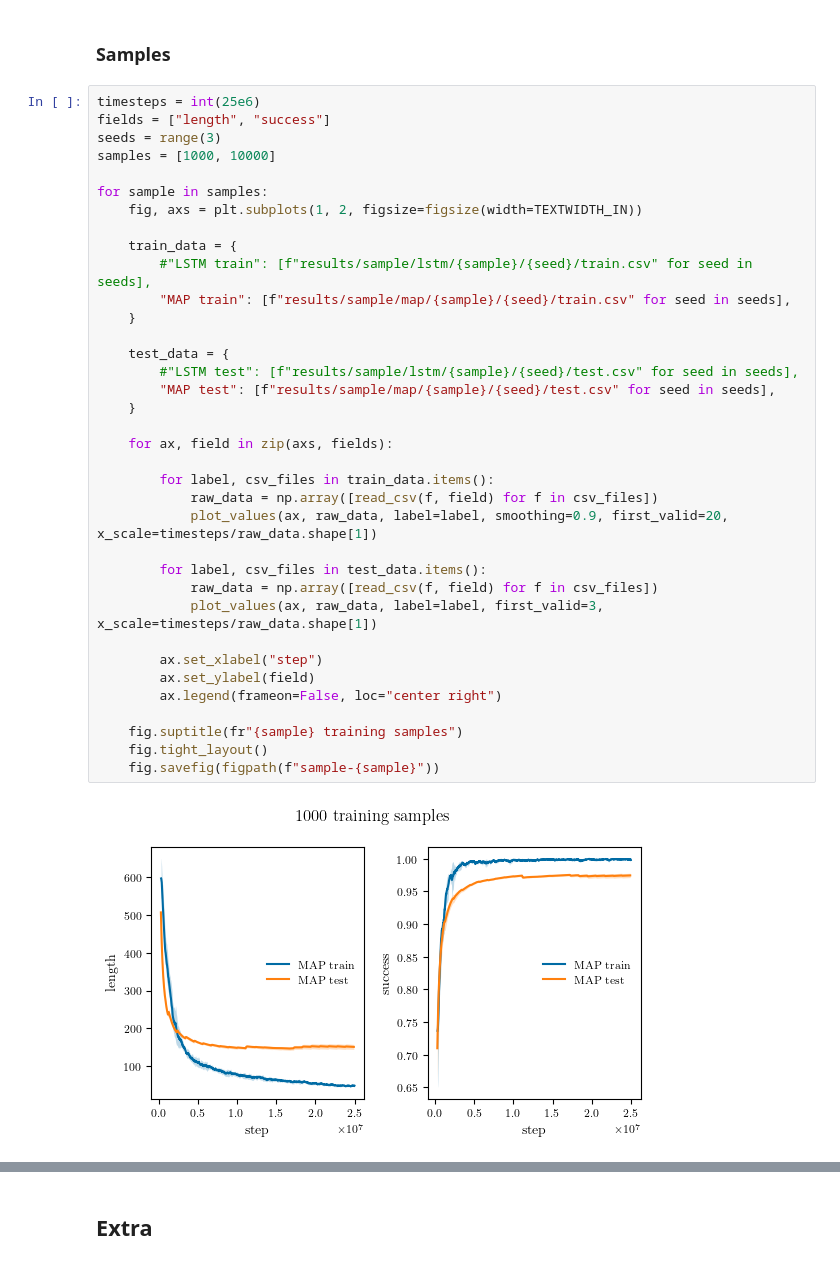
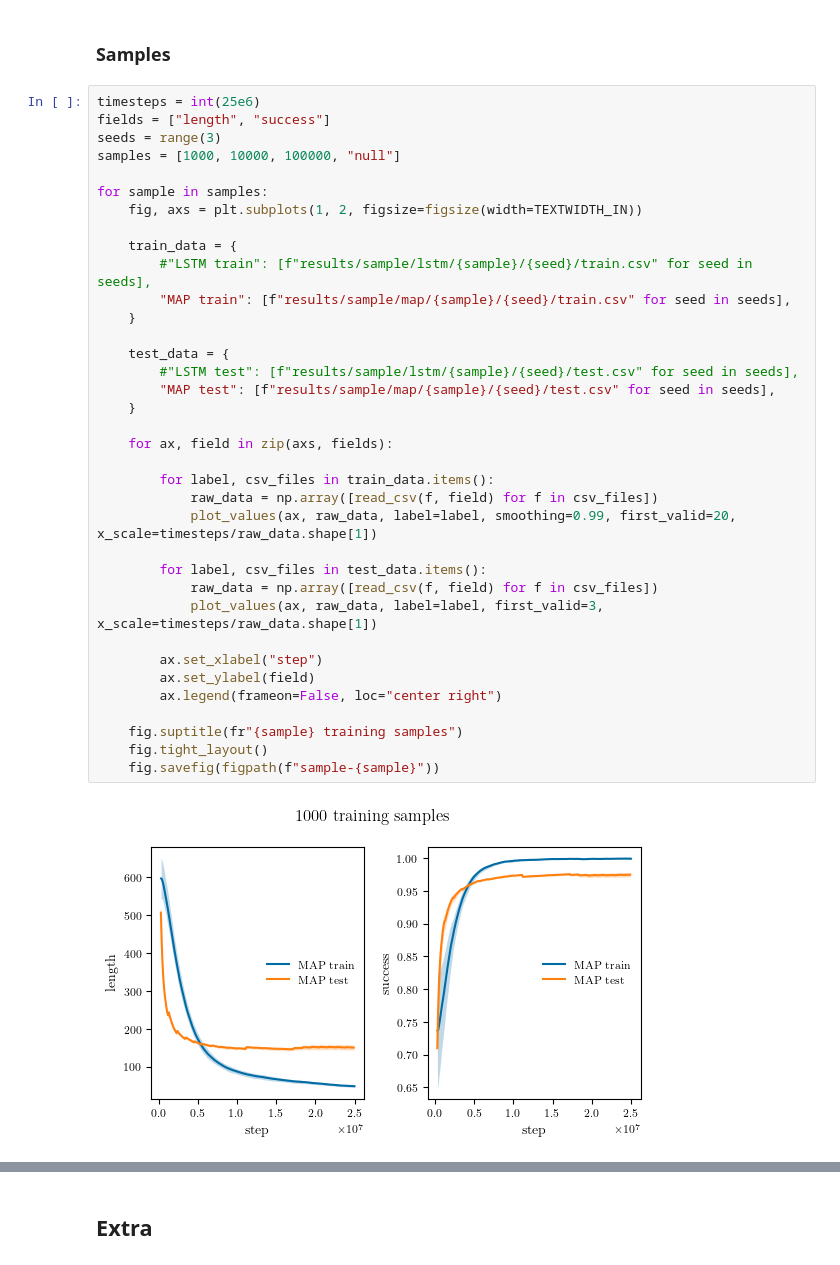
Before and after one commit to fumlig/visualsearch, a Jupyter notebook: plot.ipynb, the cells around one changed output, grey strips where cells are left out. Saved outputs shown, nothing was run; the diff lists cells and outputs as text.

```diff
--- a/plot.ipynb
+++ b/plot.ipynb
@@ -205,37 +205,37 @@ for shape in shapes:
 timesteps = int(25e6)
 fields = ["length", "success"]
 seeds = range(3)
-samples = [1000, 10000]
+samples = [1000, 10000, 100000, "null"]
 
 for sample in samples:
     fig, axs = plt.subplots(1, 2, figsize=figsize(width=TEXTWIDTH_IN))
 
     train_data = {
         #"LSTM train": [f"results/sample/lstm/{sample}/{seed}/train.csv" for seed in seeds],
         "MAP train": [f"results/sample/map/{sample}/{seed}/train.csv" for seed in seeds],
     }
 
     test_data = {
         #"LSTM test": [f"results/sample/lstm/{sample}/{seed}/test.csv" for seed in seeds],
         "MAP test": [f"results/sample/map/{sample}/{seed}/test.csv" for seed in seeds],
     }
 
     for ax, field in zip(axs, fields):
 
         for label, csv_files in train_data.items():
             raw_data = np.array([read_csv(f, field) for f in csv_files])
-            plot_values(ax, raw_data, label=label, smoothing=0.9, first_valid=20, x_scale=timesteps/raw_data.shape[1])
+            plot_values(ax, raw_data, label=label, smoothing=0.99, first_valid=20, x_scale=timesteps/raw_data.shape[1])
 
         for label, csv_files in test_data.items():
             raw_data = np.array([read_csv(f, field) for f in csv_files])
             plot_values(ax, raw_data, label=label, first_valid=3, x_scale=timesteps/raw_data.shape[1])
 
         ax.set_xlabel("step")
         ax.set_ylabel(field)
         ax.legend(frameon=False, loc="center right")
 
     fig.suptitle(fr"{sample} training samples")
     fig.tight_layout()
     fig.savefig(figpath(f"sample-{sample}"))
 # %% [output]
-[figure, old version]
+[figure, new version]
```
Also changed, not shown: parts of 1 cell of this notebook, 49 other files.
